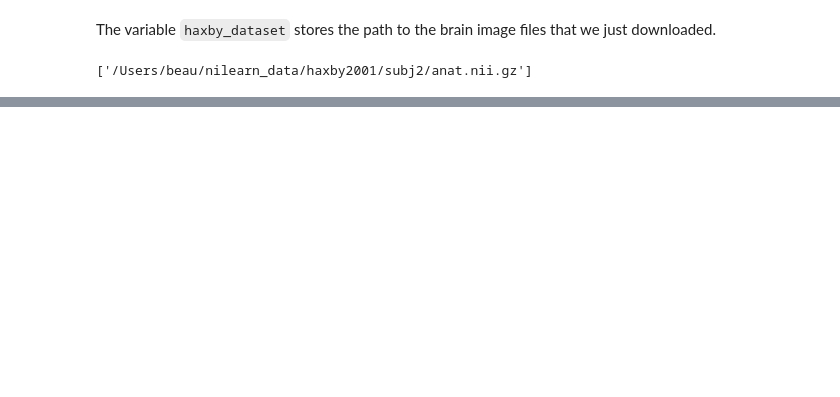
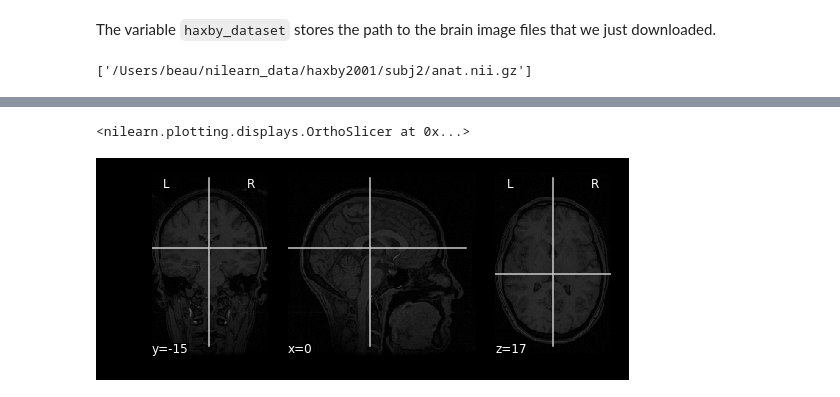
Before and after one commit to beausievers/learn-neuroimaging, a Jupyter notebook: module_01_how_brain_images_are_stored.ipynb, the cells around one changed output, grey strips where cells are left out. Drawn from its saved outputs; the diff is of its cells as text; code cells hidden in the pictures; blank space fills up the shorter version.

```diff
--- a/module_01_how_brain_images_are_stored.ipynb
+++ b/module_01_how_brain_images_are_stored.ipynb
@@ -32,0 +71,5 @@ Next we need to read the file into a variable in our Python environment.
+# %%
+plotting.plot_anat(haxby_anat)
+# %% [output]
+<nilearn.plotting.displays.OrthoSlicer at 0x...>
+[figure, added]
```
Also changed, not shown: parts of 15 cells of this notebook.
